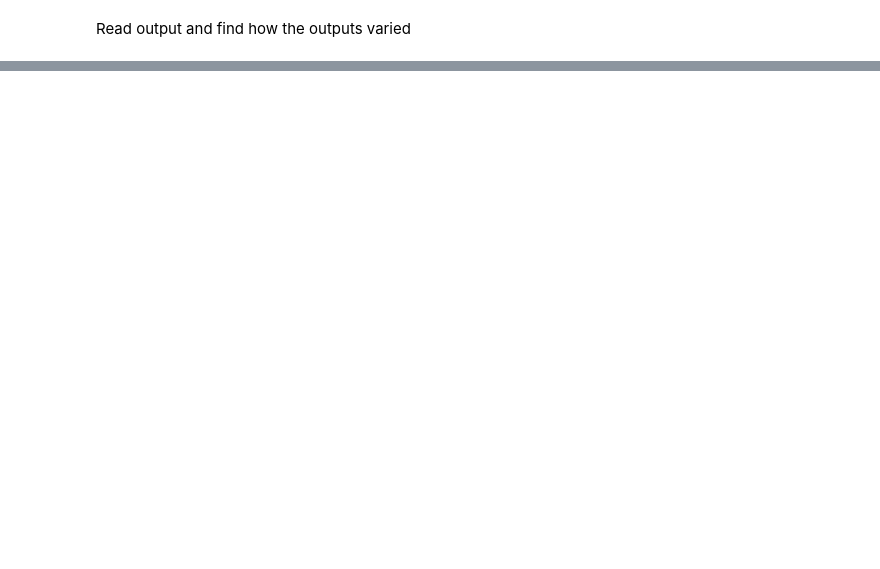
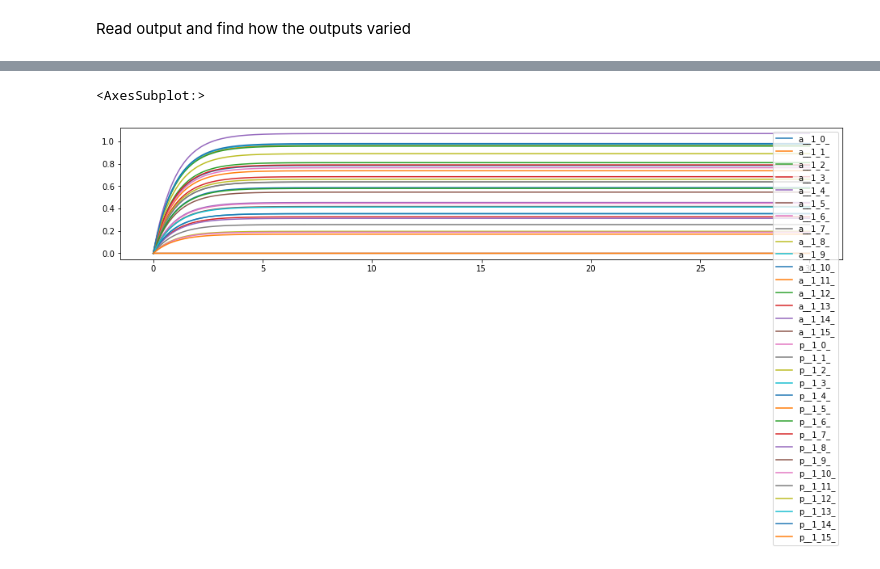
Before and after one commit to takeshimg92/DeepCRN, a Jupyter notebook: notebooks/Parsing Julia.ipynb, the cells around one changed output, grey strips where cells are left out. Cells and saved outputs as stored; diff of their text form; code cells hidden in the pictures; blank space fills up the shorter version.

```diff
--- a/notebooks/Parsing Julia.ipynb
+++ b/notebooks/Parsing Julia.ipynb
@@ -349,0 +513,3 @@ df_out.plot()
+# %%
+%%time
+df = ode_model.predict(X_use, dt=0.01, tmax=30.0)
@@ -349,0 +518,5 @@ df_out.plot()
+# %%
+df[ode_model.get_aT_pT_variables(1)].plot(figsize=(16,3))
+# %% [output]
+<AxesSubplot:>
+[figure, added]
```
Also changed, not shown: parts of 50 cells of this notebook, 5 other files.
